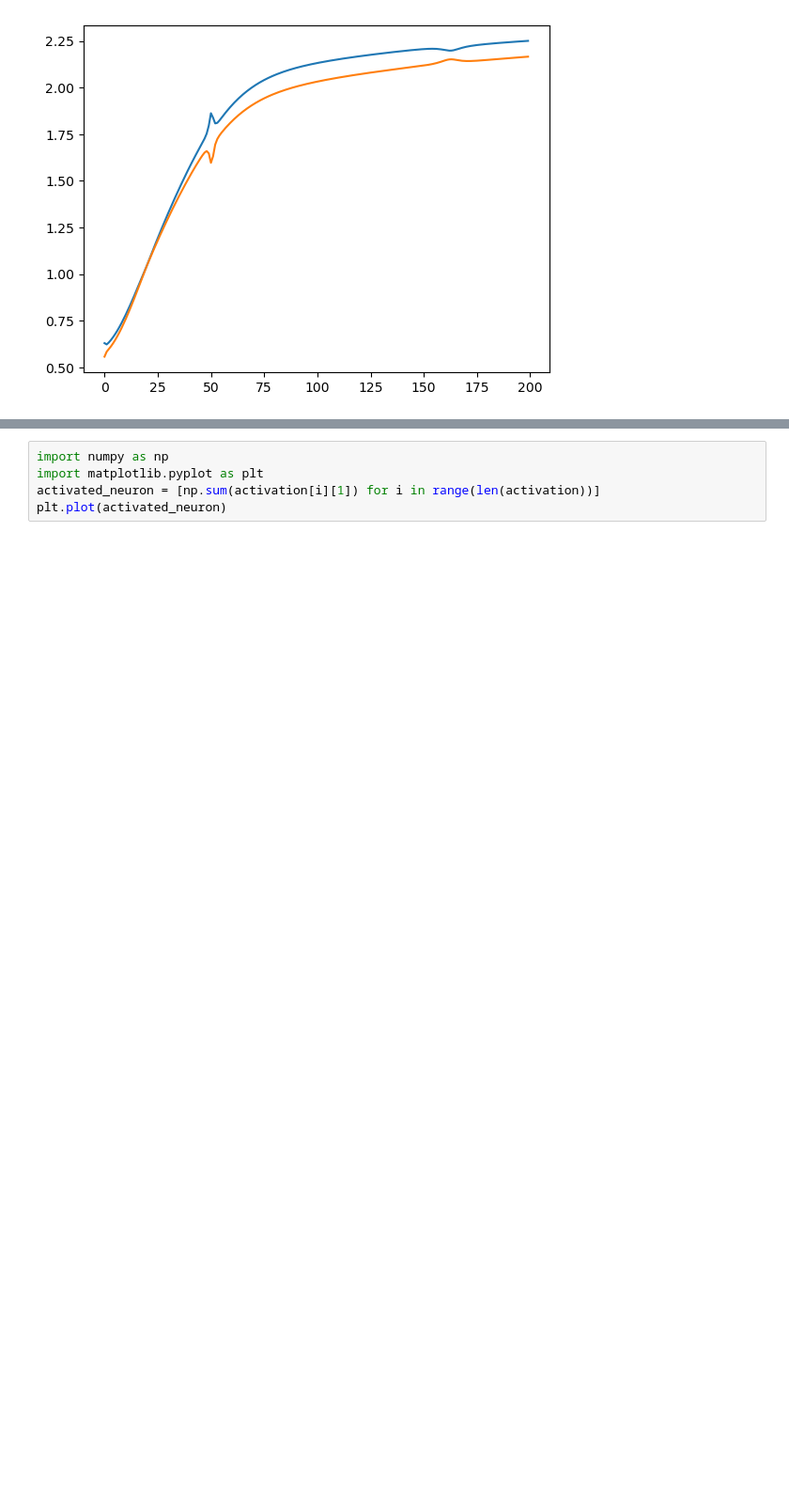
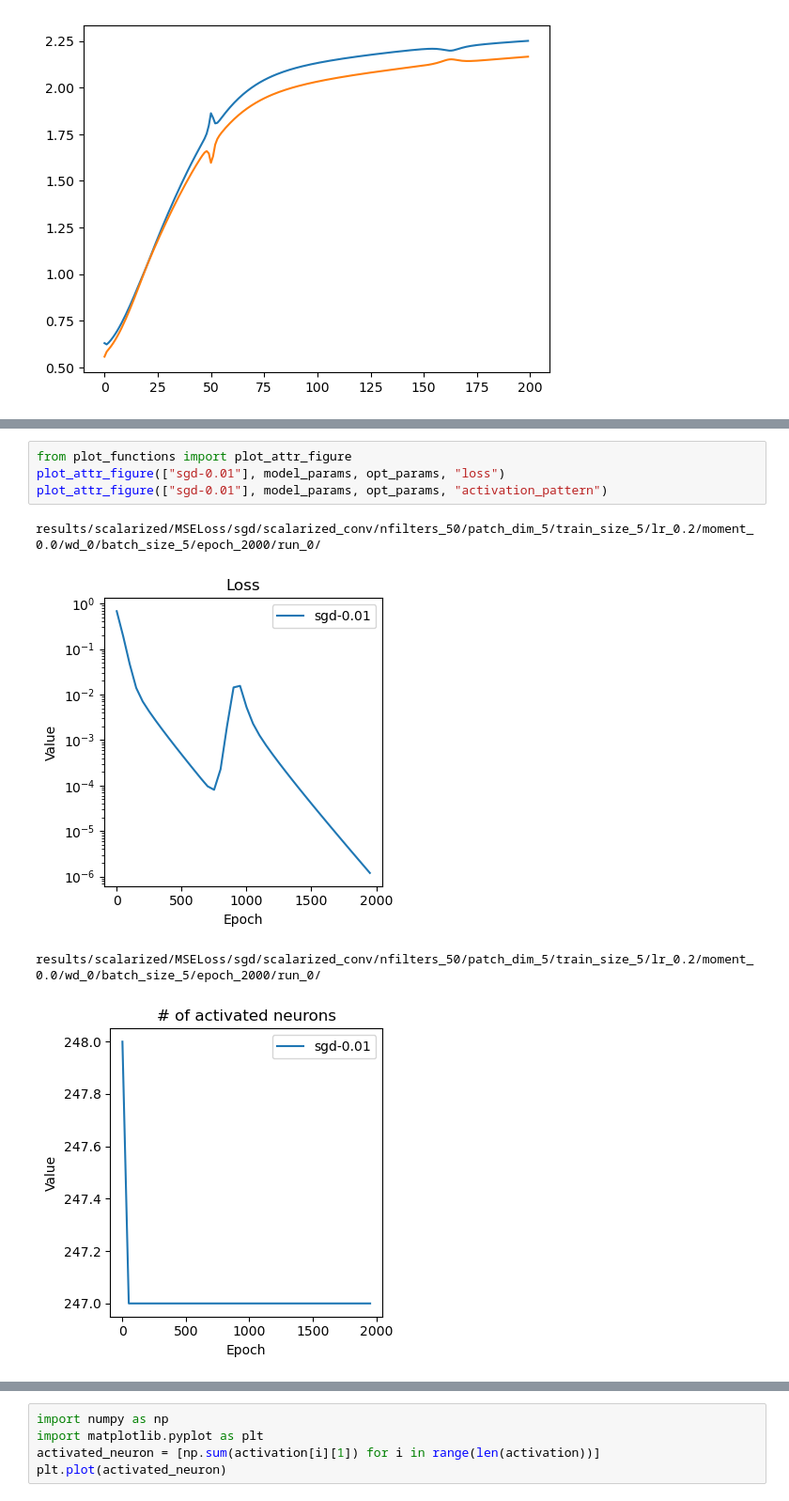
Before and after one commit to lucmonl/mlopt, a Jupyter notebook: notebook/edge_of_stability.ipynb, the cells around one changed output, grey strips where cells are left out. Shown at 94% size. Drawn from its saved outputs; the diff is of its cells as text; blank space fills up the shorter version.

```diff
--- a/notebook/edge_of_stability.ipynb
+++ b/notebook/edge_of_stability.ipynb
@@ -1076,0 +1135,9 @@ results/scalarized/MSELoss/sgd/scalarized_conv/nfilters_200/patch_dim_5/train_si
+# %%
+from plot_functions import plot_attr_figure
+plot_attr_figure(["sgd-0.01"], model_params, opt_params, "loss")
+plot_attr_figure(["sgd-0.01"], model_params, opt_params, "activation_pattern")
+# %% [output]
+results/scalarized/MSELoss/sgd/scalarized_conv/nfilters_50/patch_dim_5/train_size_5/lr_0.2/moment_0.0/wd_0/batch_size_5/epoch_2000/run_0/
+[figure, added]
+results/scalarized/MSELoss/sgd/scalarized_conv/nfilters_50/patch_dim_5/train_size_5/lr_0.2/moment_0.0/wd_0/batch_size_5/epoch_2000/run_0/
+[figure, added]
```
Also changed, not shown: parts of 6 cells of this notebook, 8 other files.
